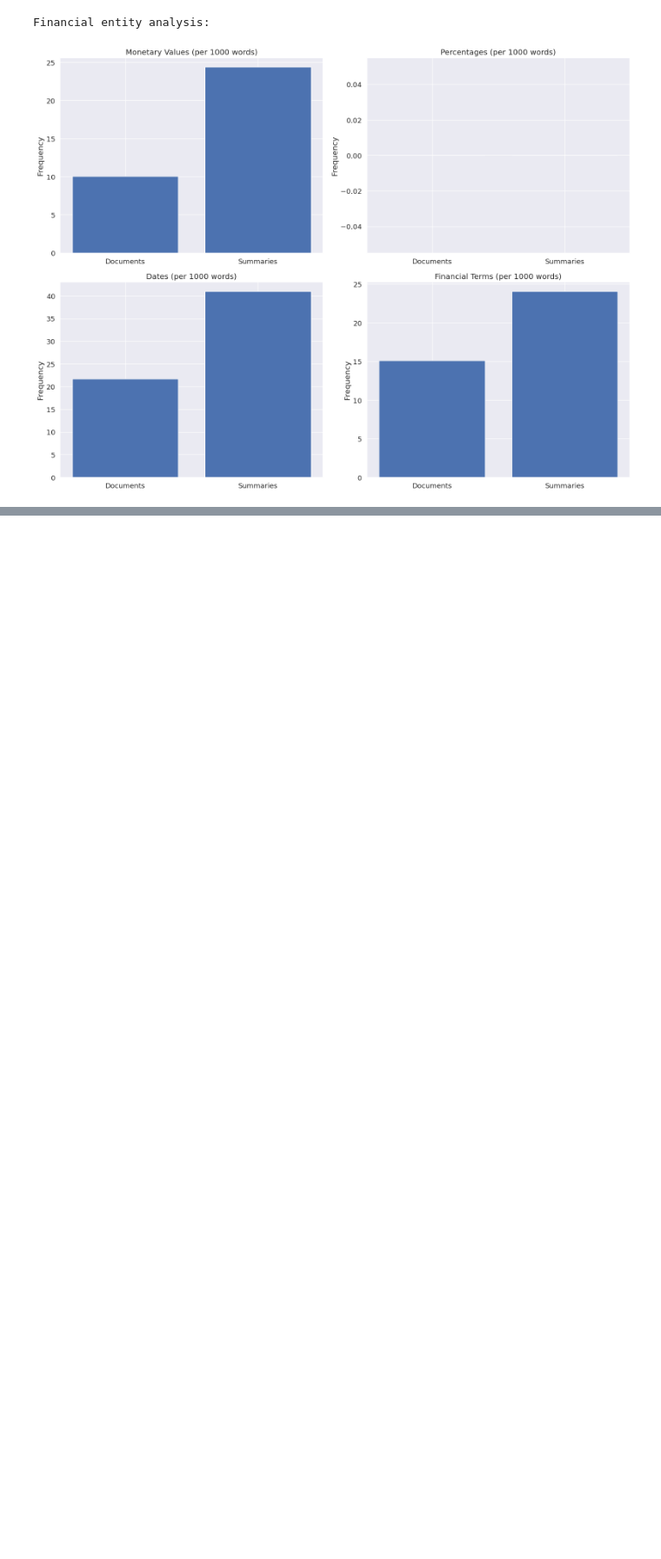
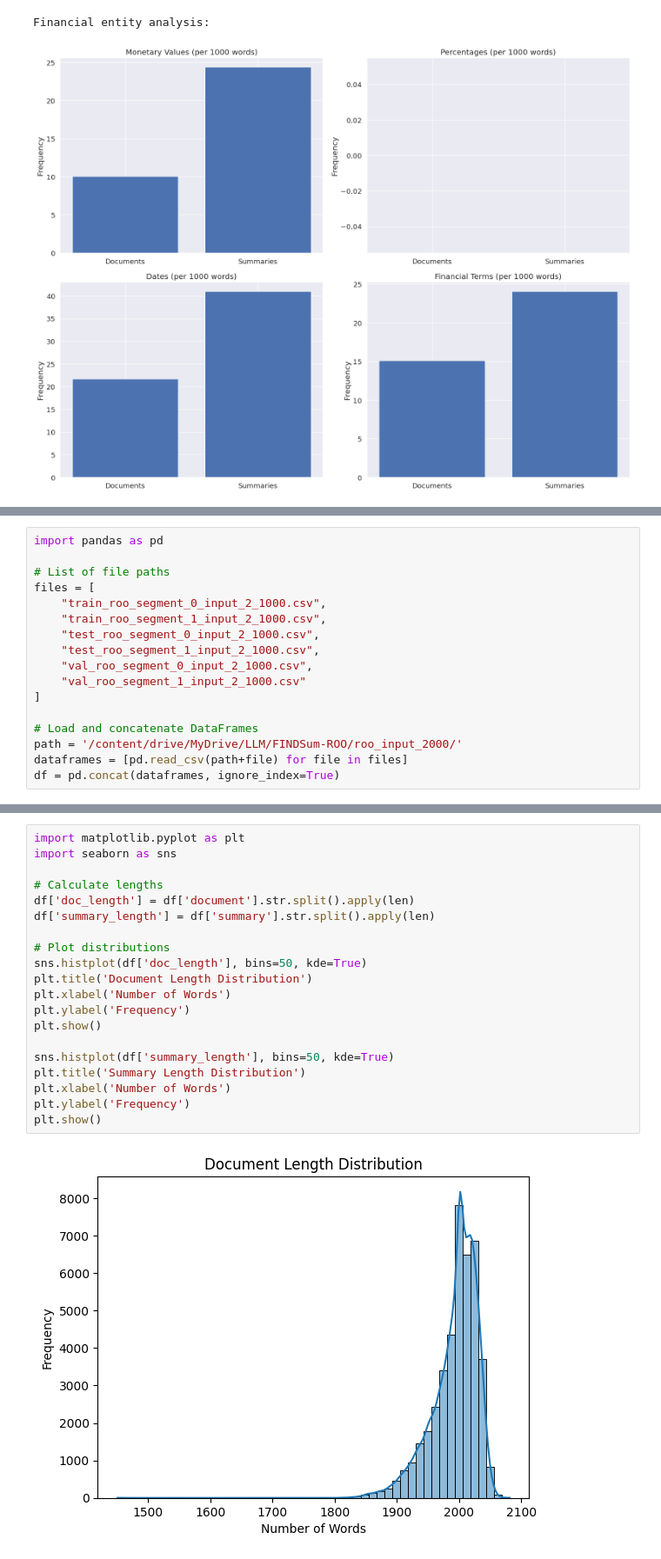
Before and after one commit to Mrigankkh/EquityIQ, a Jupyter notebook: briefing agent/dataset_exploration/FindSUMDatasetExploration.ipynb, the cells around one changed output, grey strips where cells are left out. Shown at 87% size. Cells and saved outputs as stored; diff of their text form; blank space fills up the shorter version.

```diff
--- a/briefing agent/dataset_exploration/FindSUMDatasetExploration.ipynb
+++ b/briefing agent/dataset_exploration/FindSUMDatasetExploration.ipynb
@@ -372,0 +383,17 @@ Financial entity analysis:
+# %%
+import pandas as pd
+
+# List of file paths
+files = [
+    "train_roo_segment_0_input_2_1000.csv",
+    "train_roo_segment_1_input_2_1000.csv",
+    "test_roo_segment_0_input_2_1000.csv",
+    "test_roo_segment_1_input_2_1000.csv",
+    "val_roo_segment_0_input_2_1000.csv",
+    "val_roo_segment_1_input_2_1000.csv"
+]
+
+# Load and concatenate DataFrames
+path = '/content/drive/MyDrive/LLM/FINDSum-ROO/roo_input_2000/'
+dataframes = [pd.read_csv(path+file) for file in files]
+df = pd.concat(dataframes, ignore_index=True)
@@ -372,0 +427,22 @@ Financial entity analysis:
+# %%
+import matplotlib.pyplot as plt
+import seaborn as sns
+
+# Calculate lengths
+df['doc_length'] = df['document'].str.split().apply(len)
+df['summary_length'] = df['summary'].str.split().apply(len)
+
+# Plot distributions
+sns.histplot(df['doc_length'], bins=50, kde=True)
+plt.title('Document Length Distribution')
+plt.xlabel('Number of Words')
+plt.ylabel('Frequency')
+plt.show()
+
+sns.histplot(df['summary_length'], bins=50, kde=True)
+plt.title('Summary Length Distribution')
+plt.xlabel('Number of Words')
+plt.ylabel('Frequency')
+plt.show()
+# %% [output]
+[figure, added]
```
Also changed, not shown: parts of 10 cells of this notebook.
